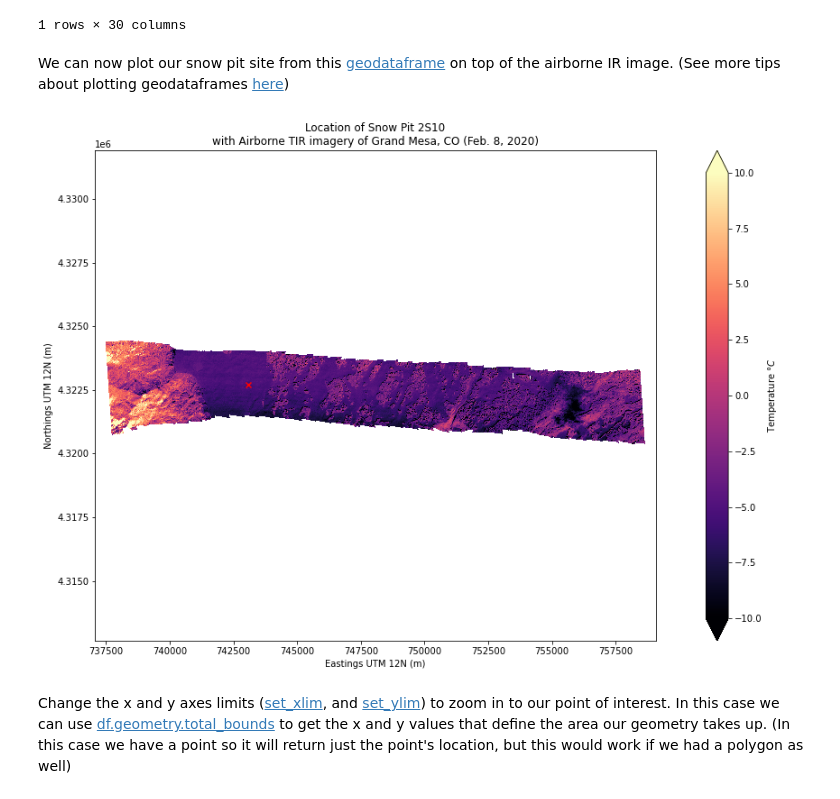
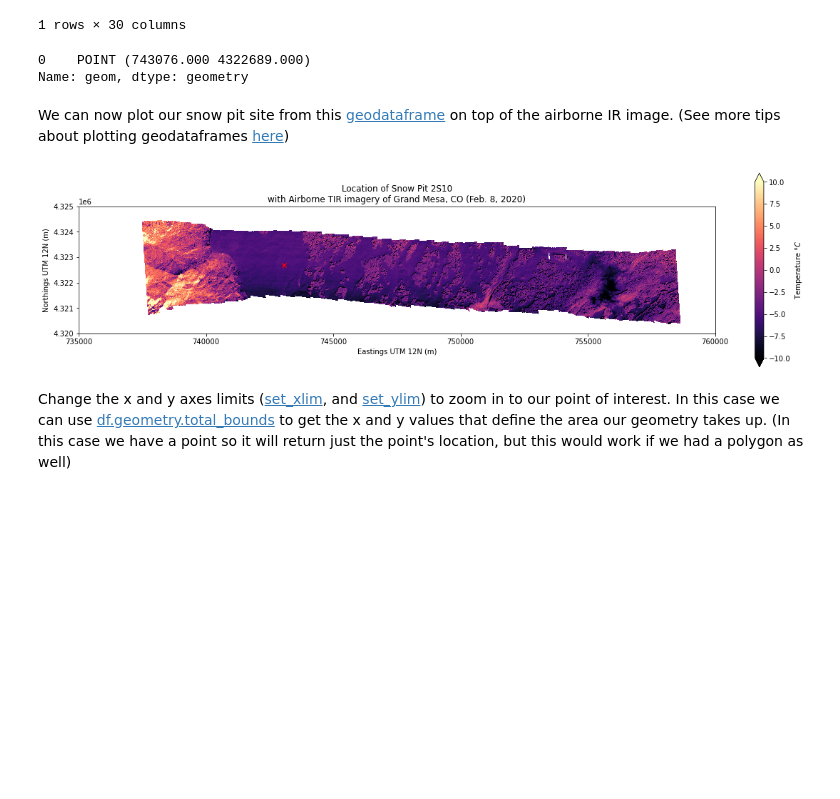
Before and after one commit to snowex-hackweek/website-2021, a Jupyter notebook: book/tutorials/thermal-ir/thermal-ir-tutorial.ipynb, the cells around one changed output. Saved outputs shown, nothing was run; the diff lists cells and outputs as text; code cells hidden in the pictures; blank space fills up the shorter version.

```diff
--- a/book/tutorials/thermal-ir/thermal-ir-tutorial.ipynb
+++ b/book/tutorials/thermal-ir/thermal-ir-tutorial.ipynb
@@ -90,7 +100,7 @@ from snowexsql.conversions import query_to_geopandas # Import a useful function
 # %% [markdown]
 Load IR image mosaic netcdf file
 # %%
-airborne_ir = rioxarray.open_rasterio('/tmp/thermal-ir/SNOWEX2020_IR_PLANE_2020Feb08_mosaicked_2020-02-08T181915.tif')
+airborne_ir = xr.open_rasterio('/tmp/thermal-ir/SNOWEX2020_IR_PLANE_2020Feb08_mosaicked_2020-02-08T181915.tif')
 # %% [markdown]
 Inspect contents of files
 # %%
@@ -193,27 +291,37 @@ siteData_df
 |  | site_name | date | time_created | time_updated | id | site_id | doi | date_accessed | latitude | ... |
 | 0 | Grand Mesa | 2020-02-05 | 2021-06-01 18:41:44.586420+00:00 | None | 115 | 2S10 | https://doi.org/10.5067/DUD2VZEVBJ7S | None | 39.019474 | ... |
 1 rows × 30 columns
+# %%
+# Preview the geometry of this geodataframe, we should see that it is a POINT
+siteData_df.geometry
+# %% [output]
+0    POINT (743076.000 4322689.000)
+Name: geom, dtype: geometry
 # %% [markdown]
 We can now plot our snow pit site from this [geodataframe](https://geopandas.org/docs/reference/api/geopandas.GeoDataFrame.plot.html) on top of the airborne IR image. (See more tips about plotting geodataframes [here](https://www.earthdatascience.org/courses/scientists-guide-to-plotting-data-in-python/plot-spatial-data/customize-vector-plots/python-change-spatial-extent-of-map-matplotlib-geopandas/))
 # %%
-fig, ax = plt.subplots(figsize=(20,10)) # create a new matplotlib figure, set the figure size
+fig, ax = plt.subplots(figsize=(20,5)) # create a new matplotlib figure, set the figure size
 ax.set_aspect('equal') # set the aspect ratio to "equal"
 
 # plot the airborne infrared image
 airborne_ir.plot(cmap='magma', vmin=-10, vmax=10, ax=ax,
                  cbar_kwargs={'label': 'Temperature $\degree C$'})
 
 # plot the location of the snow pit of interest
 siteData_df.plot(ax=ax, color='r', marker='x')
 
 # set axes labels
 ax.set_xlabel('Eastings UTM 12N (m)')
 ax.set_ylabel('Northings UTM 12N (m)')
 
+# set the axes limits, units in meters UTM Zone 12N (I chose these values by just looking at the plot above)
+ax.set_xlim((735000, 760000)) # x axis limits
+ax.set_ylim((4320000, 4325000)) # y axis limits
+
 # set plot title
 ax.set_title('Location of Snow Pit 2S10\nwith Airborne TIR imagery of Grand Mesa, CO (Feb. 8, 2020)');
 # %% [output]
-[figure, old version]
+[figure, new version]
 # %% [markdown]
 Change the x and y axes limits ([set_xlim](https://matplotlib.org/stable/api/_as_gen/matplotlib.axes.Axes.set_xlim.html), and [set_ylim](https://matplotlib.org/stable/api/_as_gen/matplotlib.axes.Axes.set_ylim.html)) to zoom in to our point of interest. In this case we can use [df.geometry.total_bounds](https://geopandas.readthedocs.io/en/latest/docs/reference/api/geopandas.GeoSeries.total_bounds.html) to get the x and y values that define the area our geometry takes up. (In this case we have a point so it will return just the point's location, but this would work if we had a polygon as well)
 # %%
```
Also changed, not shown: parts of 100 cells of this notebook.
